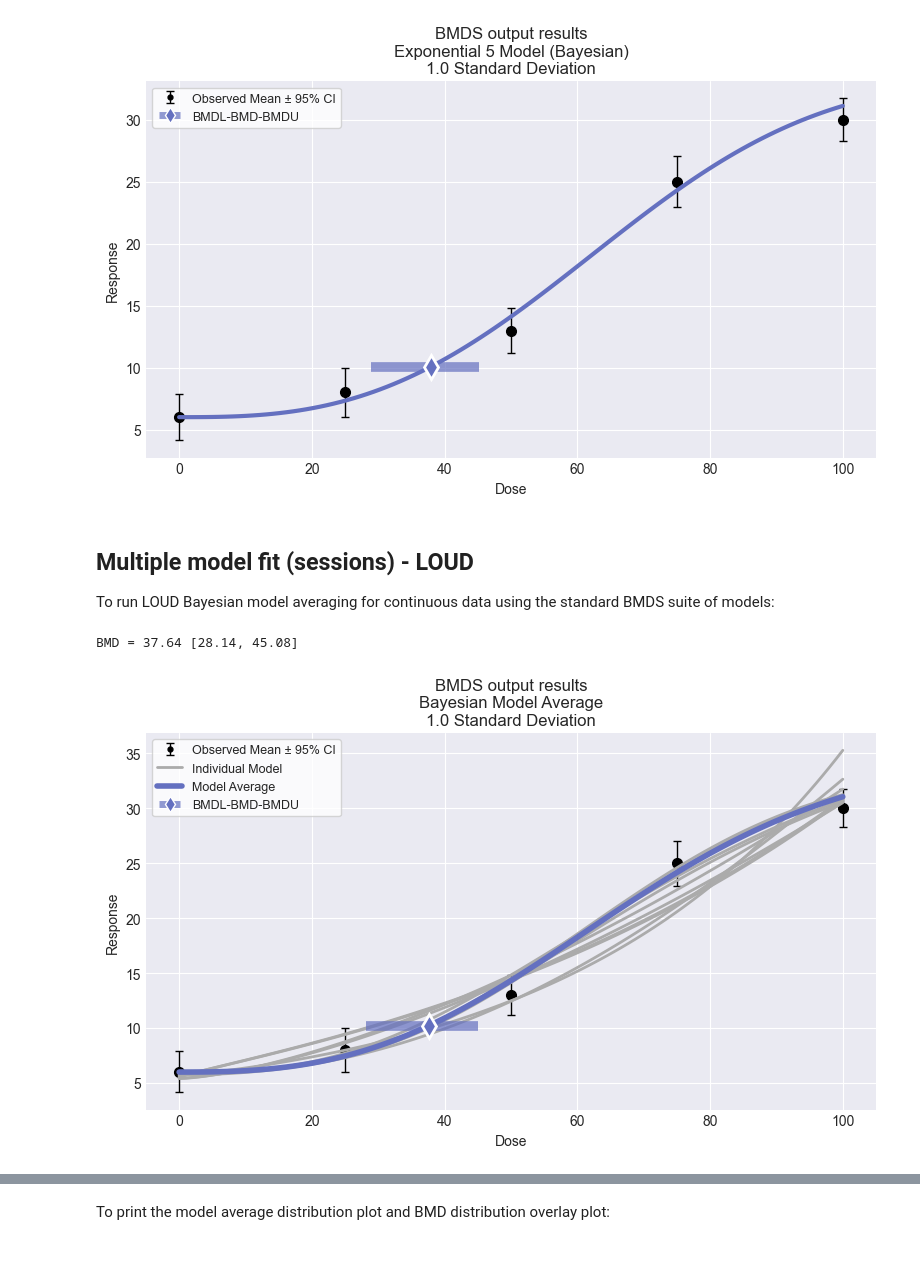
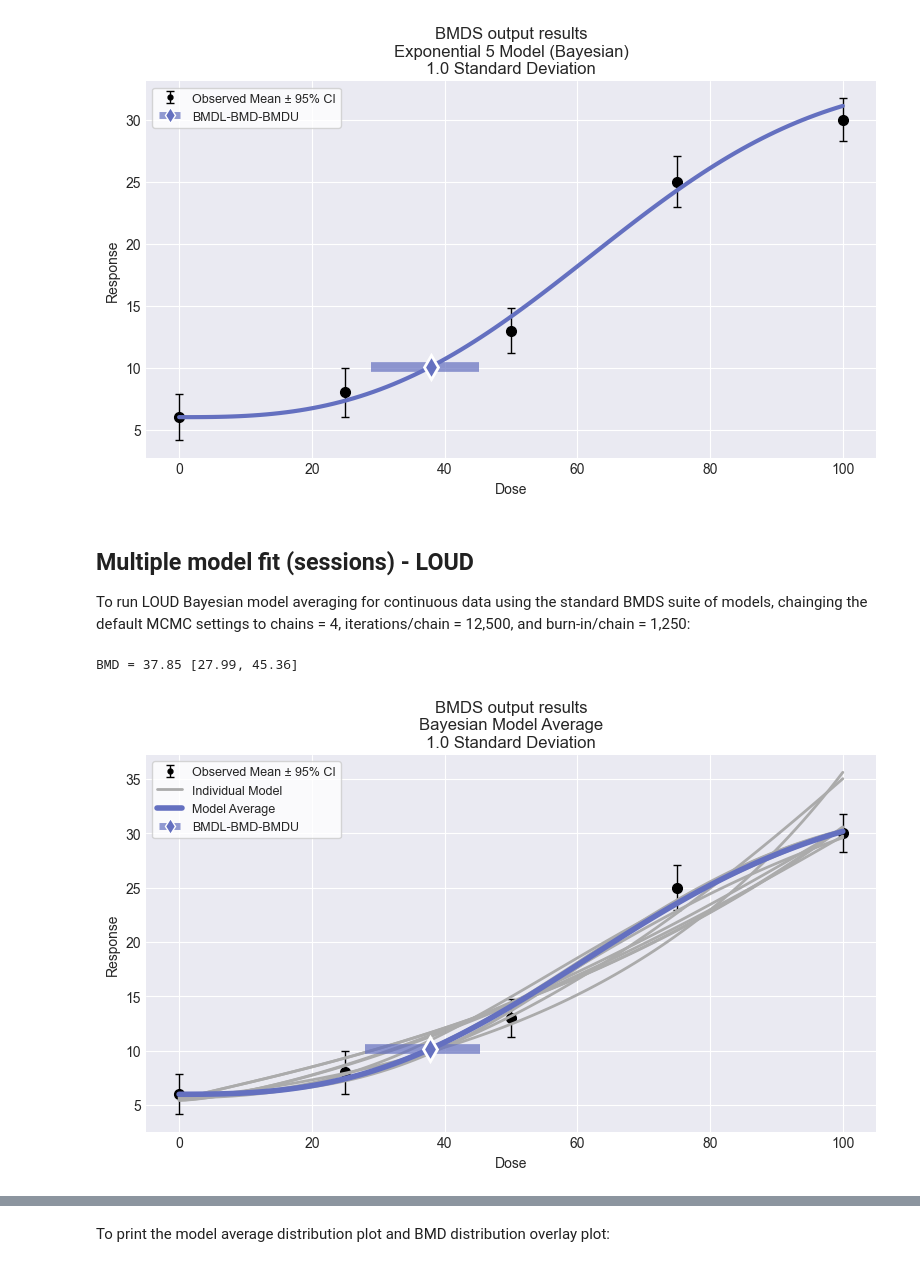
Before and after one commit to USEPA/BMDS, a Jupyter notebook: docs/source/recipes/continuous_ma.ipynb, the cells around one changed output, grey strips where cells are left out. Cells and saved outputs as stored; diff of their text form; code cells hidden in the pictures.

```diff
--- a/docs/source/recipes/continuous_ma.ipynb
+++ b/docs/source/recipes/continuous_ma.ipynb
@@ -63,33 +63,41 @@ Input Summary:
 # %% [markdown]
 ## Multiple model fit (sessions) - LOUD
 
-To run LOUD Bayesian model averaging for continuous data using the standard BMDS suite of models:
+To run LOUD Bayesian model averaging for continuous data using the standard BMDS suite of models, chainging the default MCMC settings to chains = 4, iterations/chain = 12,500, and burn-in/chain = 1,250:
 # %%
 import pybmds
 
 # create a continuous dataset
 dataset = pybmds.ContinuousDataset(
     doses=[0, 25, 50, 75, 100],
     ns=[20, 20, 20, 20, 20],
     means=[6, 8, 13, 25, 30],
     stdevs=[4, 4.3, 3.8, 4.4, 3.7],
 )
 
 # LOUD model averaging using the standard BMDS continuous suite
 session1 = pybmds.Session(dataset=dataset)
+
+settings = {
+    "n_chains": 4,
+    "samples": 12500,
+    "burnin": 1250,
+}
+
 session1.add_default_bayesian_models(
+    settings=settings,
     prior_class=pybmds.PriorClass.bayesian_loud,
     model_average=True,      # add model averaging
     include_extended=False,  # standard suite only (not PROAST/EFSA-expanded)
 )
 session1.execute()
 
 # summarize model-averaged result
 res1 = session1.model_average.results
 print(f"BMD = {res1.bmd:.2f} [{res1.bmdl:.2f}, {res1.bmdu:.2f}]")
 
 # optional: plot model fits and model-average curve
 fig1 = session1.plot(colorize=False)
 # %% [output]
-BMD = 37.64 [28.14, 45.08]
+BMD = 37.85 [27.99, 45.36]
-[figure, old version]
+[figure, new version]
```
Also changed, not shown: parts of 12 cells of this notebook, 1 other file.
